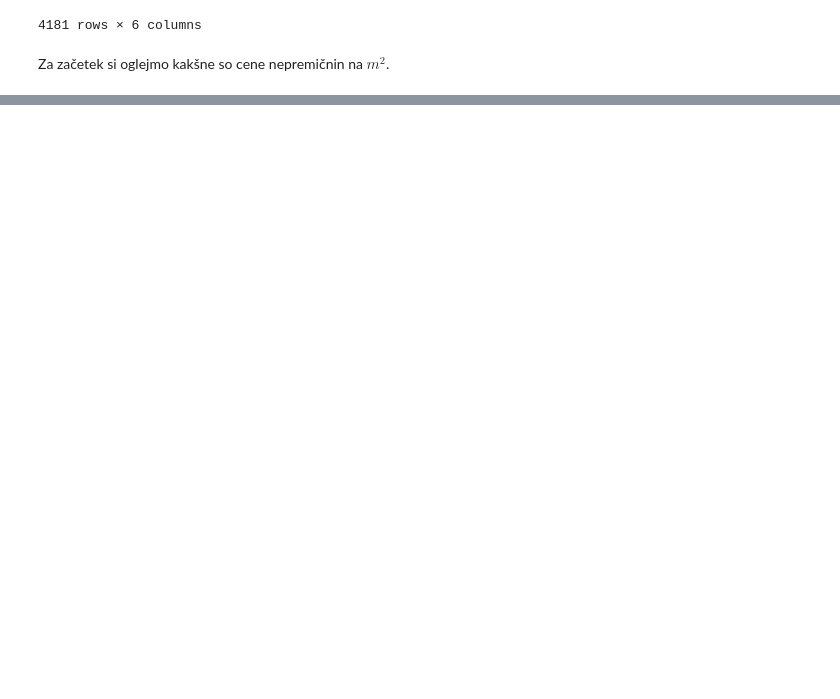
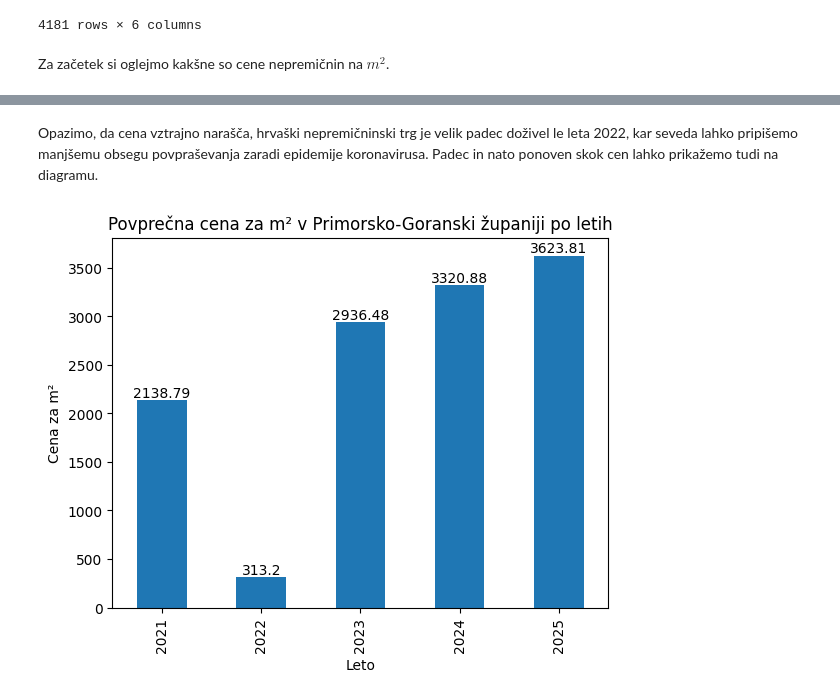
Before and after one commit to TinejLampic/projektna-naloga, a Jupyter notebook: analiza_podatkov.ipynb, the cells around one changed output, grey strips where cells are left out. Drawn from its saved outputs; the diff is of its cells as text; code cells hidden in the pictures; blank space fills up the shorter version.

Commit message:
dodal dve novi tabeli in diagram

```diff
--- a/analiza_podatkov.ipynb
+++ b/analiza_podatkov.ipynb
@@ -65,0 +69,5 @@ NEPREMICNINE[['cena', 'povrsina', 'cena_na_m2']].head()
+# %%
+NEPREMICNINE['cena_na_m2_num'] = NEPREMICNINE['cena na m2'].str.replace(' €/m2','').astype(float)    #pretvori v float
+NEPREMICNINE_sorted = NEPREMICNINE.sort_values(by='cena_na_m2_num', ascending=False).reset_index(drop=True)    #da gre pandasov index od 0 naprej
+NEPREMICNINE_sorted[["id oglasa", "lokacija", "cena na m2"]].head(10)
+                                                                          #zemljevid z lokacijami najdražjih?
@@ -65,0 +88,7 @@ NEPREMICNINE[['cena', 'povrsina', 'cena_na_m2']].head()
+# %%
+NEPREMICNINE['regija'] = NEPREMICNINE['lokacija'].str.split(',').str[0]
+NEPREMICNINE_regija = NEPREMICNINE[NEPREMICNINE['regija'] == 'Primorsko-goranska'].copy()
+NEPREMICNINE_regija['datum'] = pd.to_datetime(NEPREMICNINE_regija['datum'], dayfirst=True, errors='coerce')
+NEPREMICNINE_regija['leto'] = NEPREMICNINE_regija['datum'].dt.year
+povprecna_cena_m2_po_letih = NEPREMICNINE_regija.groupby('leto')['cena_na_m2_num'].mean().round(2)
+povprecna_cena_m2_po_letih
@@ -65,0 +103,12 @@ NEPREMICNINE[['cena', 'povrsina', 'cena_na_m2']].head()
+# %% [markdown]
+Opazimo, da cena vztrajno narašča, hrvaški nepremičninski trg je velik padec doživel le leta 2022, kar seveda lahko pripišemo manjšemu obsegu povpraševanja zaradi epidemije koronavirusa. Padec in nato ponoven skok cen lahko prikažemo tudi na diagramu.
+# %%
+ax = povprecna_cena_m2_po_letih.plot(kind='bar')
+plt.ylabel("Cena za m²")
+plt.xlabel("Leto")
+plt.title("Povprečna cena za m² v Primorsko-Goranski županiji po letih")
+for i, v in enumerate(povprecna_cena_m2_po_letih):
+    ax.text(i, v + 0.5, str(v), ha='center', va='bottom')
+plt.show()
+# %% [output]
+[figure, added]
```
Also changed, not shown: parts of 6 cells of this notebook.
